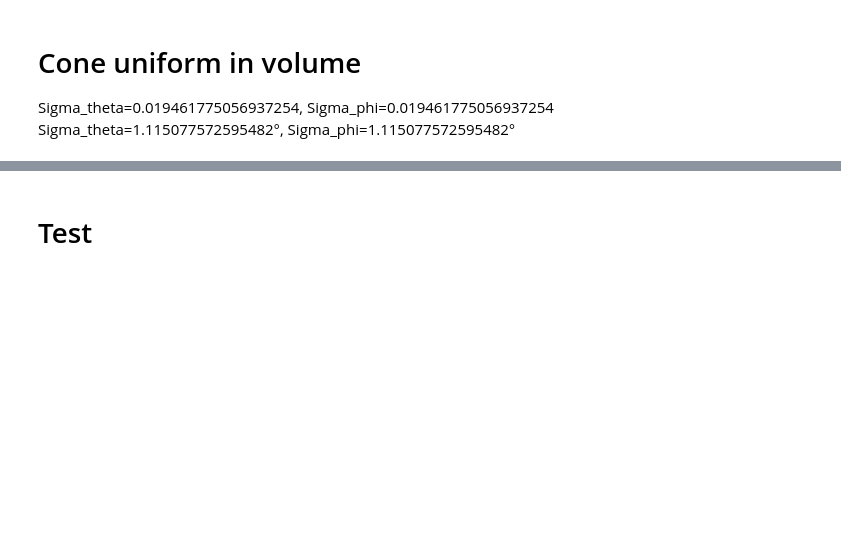
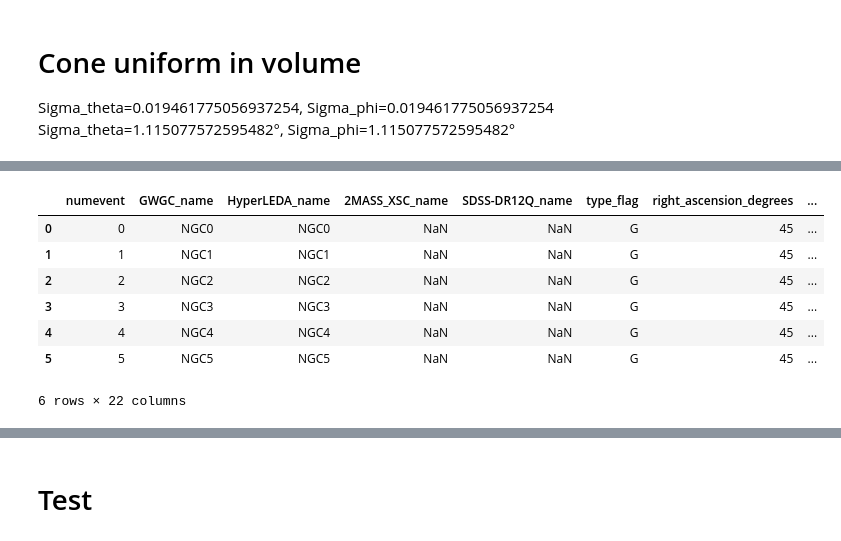
Before and after one commit to RCianca/DarkSirensStat, a Jupyter notebook: ProxyGenerator/GLADE-inator.ipynb, the cells around one changed output, grey strips where cells are left out. Cells and saved outputs as stored; diff of their text form; code cells hidden in the pictures; blank space fills up the shorter version.

```diff
--- a/ProxyGenerator/GLADE-inator.ipynb
+++ b/ProxyGenerator/GLADE-inator.ipynb
@@ -1086,4 +1026,50 @@ print(coneflag.shape[0],reduced_flag.shape[0],100*reduced_flag.shape[0]/coneflag
+# %%
+h=0.67
+mynumevent=int(0)
+myngcup=int(0)
+GWGC_name='NGC'+ str(myngcup)
+HyperLEDA_name=GWGC_name
+MASS_XSC_name='NaN'
+type_flag='G'
+proxy_row={'numevent':mynumevent,'GWGC_name':GWGC_name,'HyperLEDA_name':HyperLEDA_name,
+           '2MASS_XSC_name':MASS_XSC_name,'SDSS-DR12Q_name':'NaN','type_flag':type_flag,
+           'right_ascension_degrees':0,'declination_degrees':0,'dl':0,'z':0,
+           'app_B_mag':mean_app_B_mag,'err_app_B_mag':err_app_B_mag,'abs_B_mag':'NaN',
+           'app_J_mag':mean_app_J_mag,'err_app_J_mag':err_app_J_mag,
+           'app_H_mag':mean_app_H_mag,'err_app_H_mag':err_app_H_mag,
+           'app_K_mag':klum_mean+4,'err_app_K_mag':klum_std,
+           'lum_dist_flag':3,'pec_vel_correction':0
+          }
+colnames=['numevent','GWGC_name','HyperLEDA_name','2MASS_XSC_name','SDSS-DR12Q_name','type_flag','right_ascension_degrees',
+          'declination_degrees','dl','err_lum_dist','z','app_B_mag','err_app_B_mag','abs_B_mag','app_J_mag',
+          'err_app_J_mag','app_H_mag','err_app_H_mag','app_K_mag','err_app_K_mag','lum_dist_flag','pec_vel_correction'
+          ]
+puppet = pd.DataFrame(columns=colnames)
+tmp=[]
+
+for i in range(len(zz)):
+    mynumevent=int(0+i)
+    myngcup=int(0+i)
+    GWGC_name='NGC'+ str(myngcup)
+    HyperLEDA_name=GWGC_name
+    proxy_row={'numevent':mynumevent,'GWGC_name':GWGC_name,'HyperLEDA_name':HyperLEDA_name,
+           '2MASS_XSC_name':MASS_XSC_name,'SDSS-DR12Q_name':'NaN','type_flag':type_flag,
+           'right_ascension_degrees':RA,'declination_degrees':DEC,'dl':dl_gals[i],'z':zz[i],
+           'app_B_mag':mean_app_B_mag,'err_app_B_mag':err_app_B_mag,'abs_B_mag':'NaN',
+           'app_J_mag':mean_app_J_mag,'err_app_J_mag':err_app_J_mag,
+           'app_H_mag':mean_app_H_mag,'err_app_H_mag':err_app_H_mag,
+           'app_K_mag':klum_mean+4,'err_app_K_mag':klum_std,
+           'lum_dist_flag':3,'pec_vel_correction':0}
+    tmp.append(proxy_row)
 # %%
-mycone=reduced_flag
-cat_name='GLADE_flagship_volume_cone19_dc.txt'
-mycone.to_csv(cat_name, header=None, index=None, sep=' ')
+puppet=puppet.append(tmp, ignore_index=True)
+puppet.head(len(zz))
+# %% [output]
+|  | numevent | GWGC_name | HyperLEDA_name | 2MASS_XSC_name | SDSS-DR12Q_name | type_flag | right_ascension_degrees | ... |
+| 0 | 0 | NGC0 | NGC0 | NaN | NaN | G | 45 | ... |
+| 1 | 1 | NGC1 | NGC1 | NaN | NaN | G | 45 | ... |
+| 2 | 2 | NGC2 | NGC2 | NaN | NaN | G | 45 | ... |
+| 3 | 3 | NGC3 | NGC3 | NaN | NaN | G | 45 | ... |
+| 4 | 4 | NGC4 | NGC4 | NaN | NaN | G | 45 | ... |
+| 5 | 5 | NGC5 | NGC5 | NaN | NaN | G | 45 | ... |
+6 rows × 22 columns
```
Also changed, not shown: parts of 27 cells of this notebook, 5 other files.
